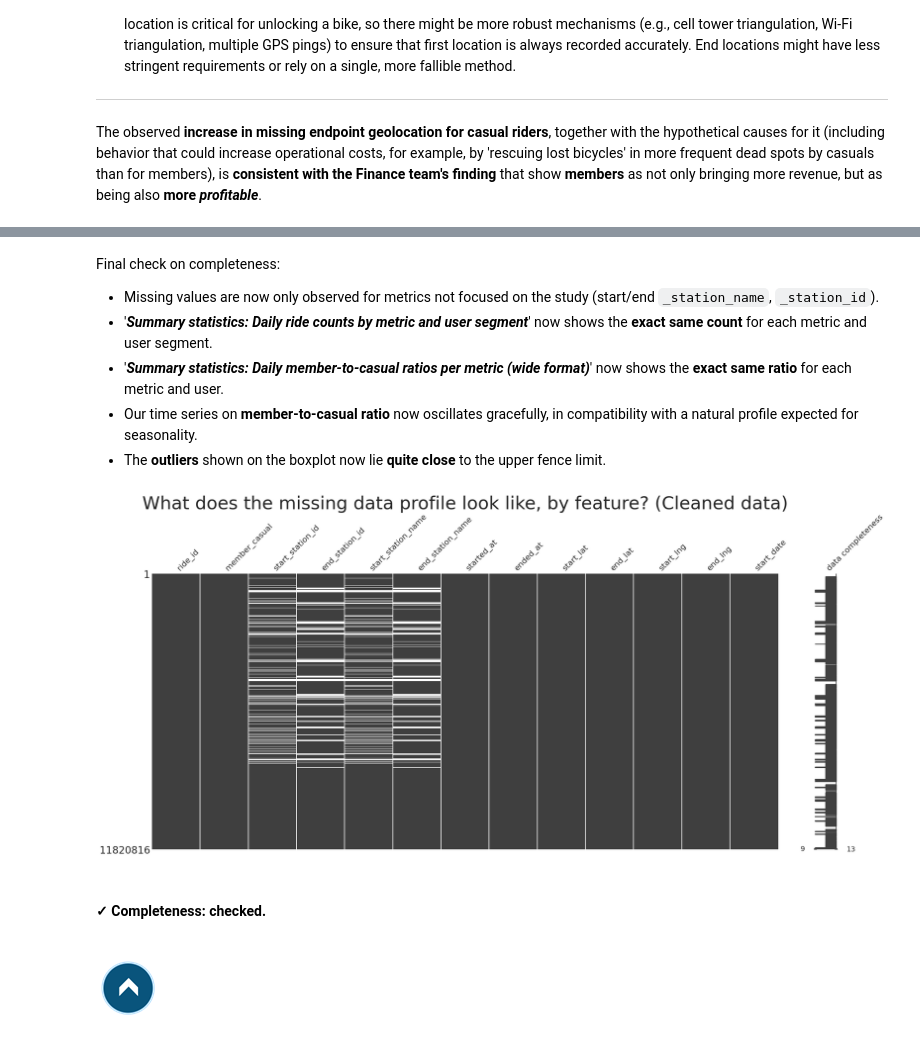
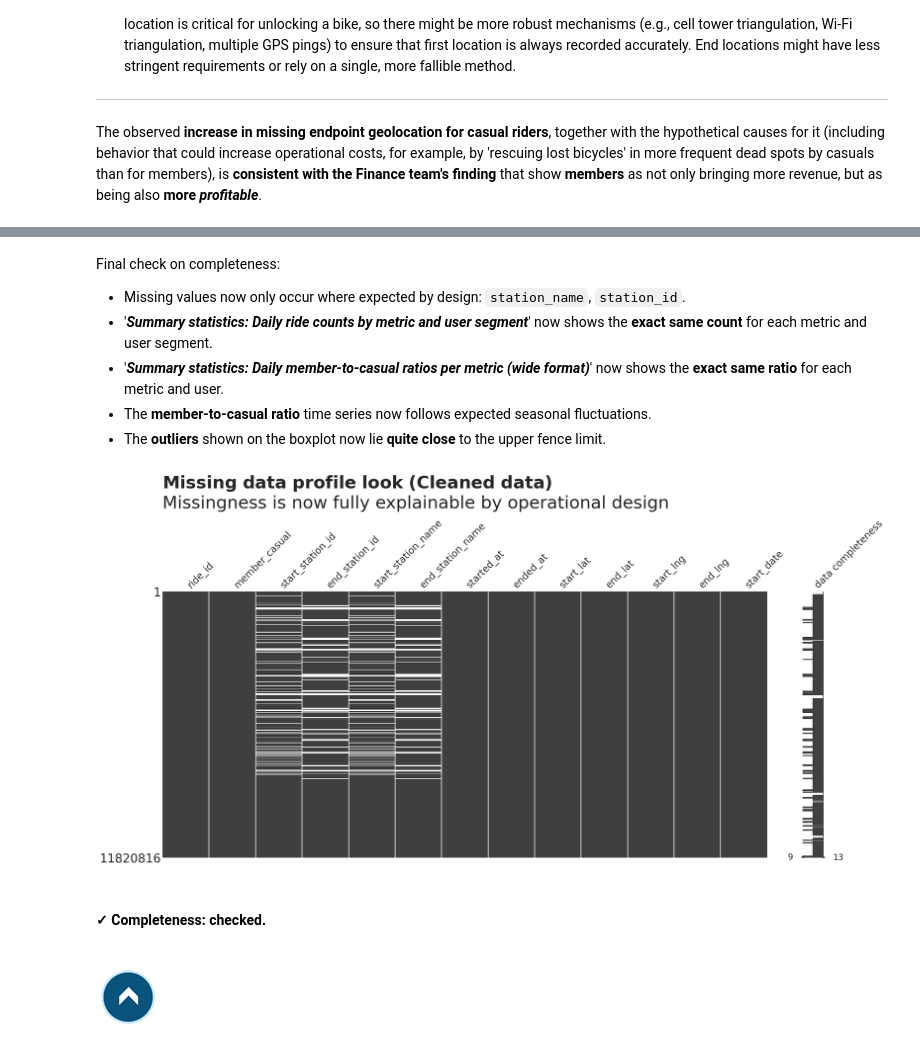
Before and after one commit to isis-santos-costa/divvy, a Jupyter notebook: divvy-analytics.ipynb, the cells around one changed output, grey strips where cells are left out. Drawn from its saved outputs; the diff is of its cells as text; code cells hidden in the pictures.

```diff
--- a/divvy-analytics.ipynb
+++ b/divvy-analytics.ipynb
@@ -960,19 +1050,26 @@ plt.show()
 ... (3 outputs left out)
 # %% [markdown]
 Final check on completeness:
-* Missing values are now only observed for metrics not focused on the study (start/end `_station_name`, `_station_id`).
+* Missing values now only occur where expected by design: `station_name`, `station_id`.
 * '_**Summary statistics: Daily ride counts by metric and user segment**_' now shows the **exact same count** for each metric and user segment.
 * '_**Summary statistics: Daily member-to-casual ratios per metric (wide format)**_' now shows the **exact same ratio** for each metric and user.
-* Our time series on **member-to-casual ratio** now oscillates gracefully, in compatibility with a natural profile expected for seasonality.
+* The **member-to-casual ratio** time series now follows expected seasonal fluctuations.
 * The **outliers** shown on the boxplot now lie **quite close** to the upper fence limit.
 # %%
 # Data Quality • Completeness → Cleaned data
 
-msno.matrix(df, labels=True)
-plt.title('What does the missing data profile look like, by feature? (Cleaned data)', fontsize=36)
+msno.matrix(df, labels=True, fontsize=20)
+
+plt.title(
+    r"$\bf{Missing\ data\ profile\ look\ (Cleaned\ data)}$"
+    "\nMissingness is now fully explainable by operational design",
+    fontsize=36,
+    loc='left',
+    pad=20
+)
 plt.show()
 # %% [output]
-[figure, old version]
+[figure, new version]
 # %% [markdown]
 #### **✓** **C**ompleteness: checked.
 
```
Also changed, not shown: parts of 26 cells of this notebook.
